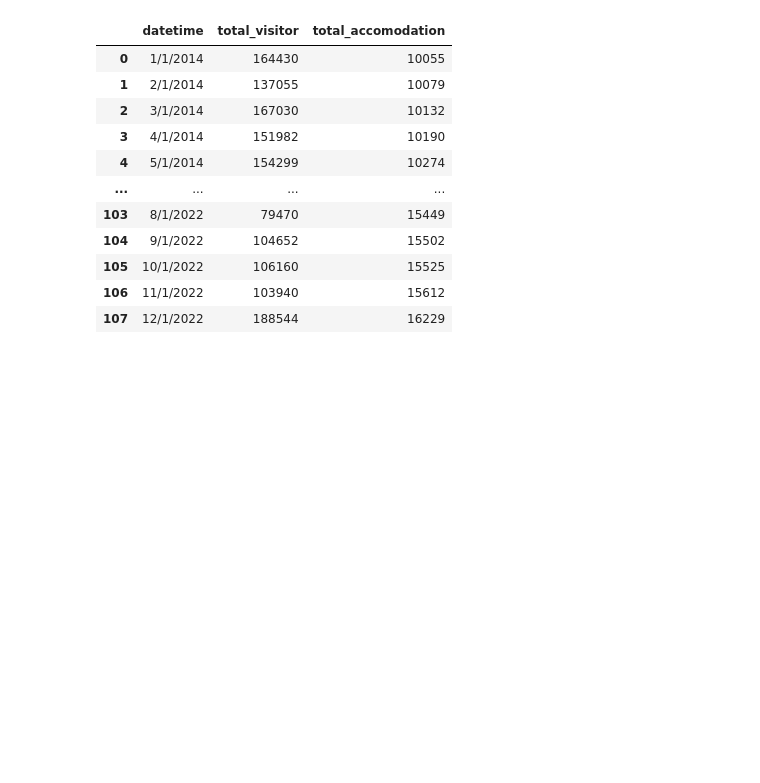
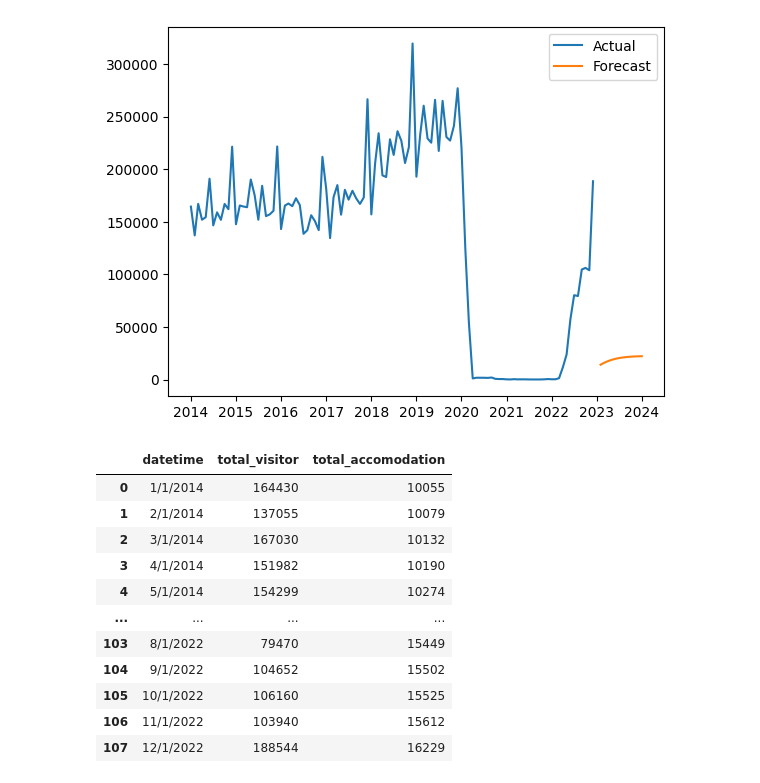
Before and after one commit to CallMePo/Final-Project---PMA, a Jupyter notebook: RNN.ipynb, the cells around one changed output. Drawn from its saved outputs; the diff is of its cells as text; code cells hidden in the pictures; blank space fills up the shorter version.

```diff
--- a/main.ipynb
+++ b/RNN.ipynb
@@ -15,0 +41,13 @@ from tensorflow import keras
+# %%
+# Reshape data for LSTM input
+X_train = X_train.reshape((X_train.shape[0], 1, 1))
+X_test = X_test.reshape((X_test.shape[0], 1, 1))
+# %%
+# Build and Train the LSTM Model
+model = Sequential()
+model.add(LSTM(50, input_shape=(X_train.shape[1], X_train.shape[2])))
+model.add(Dense(1))
+model.compile(optimizer='adam', loss='mse')
+
+# Train the model
+model.fit(X_train, y_train, epochs=50, batch_size=32, validation_data=(X_test, y_test), verbose=2)
@@ -15,0 +95,12 @@ from tensorflow import keras
+# %%
+# Forecasting
+# Forecast for the next 12 periods
+future_periods = 12
+X_future = np.linspace(X[-1], X[-1] + future_periods, future_periods).reshape(-1, 1, 1)
+y_future_pred = model.predict(X_future)
+
+# Inverse transform the scaled predictions
+y_future_pred_inv = scaler.inverse_transform(np.column_stack((np.zeros_like(y_future_pred), y_future_pred)))[:, 1]
+
+# Create a date range for the future periods
+future_dates = pd.date_range(start=data.index[-1], periods=future_periods + 1, freq='M')[1:]
@@ -16,3 +109,11 @@ from tensorflow import keras
+# %%
+# Plot the results
+plt.plot(data.index, data['total_visitor'], label='Actual')
+plt.plot(future_dates, y_future_pred_inv, label='Forecast')
+plt.legend()
+plt.show()
+# %% [output]
+[figure, added]
 # %%
 df=pd.read_csv('KepRiau 2015 - 2022.csv')
 df
```
Also changed, not shown: parts of 5 cells of this notebook, 1 other file.
